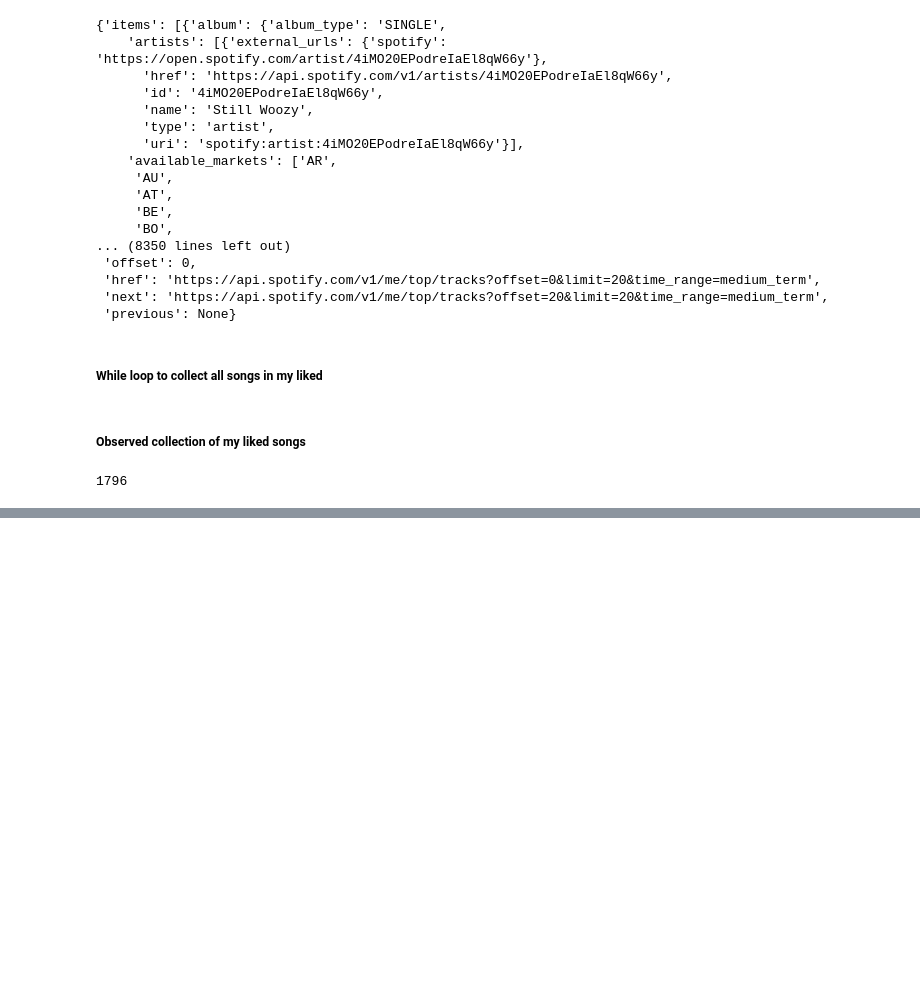
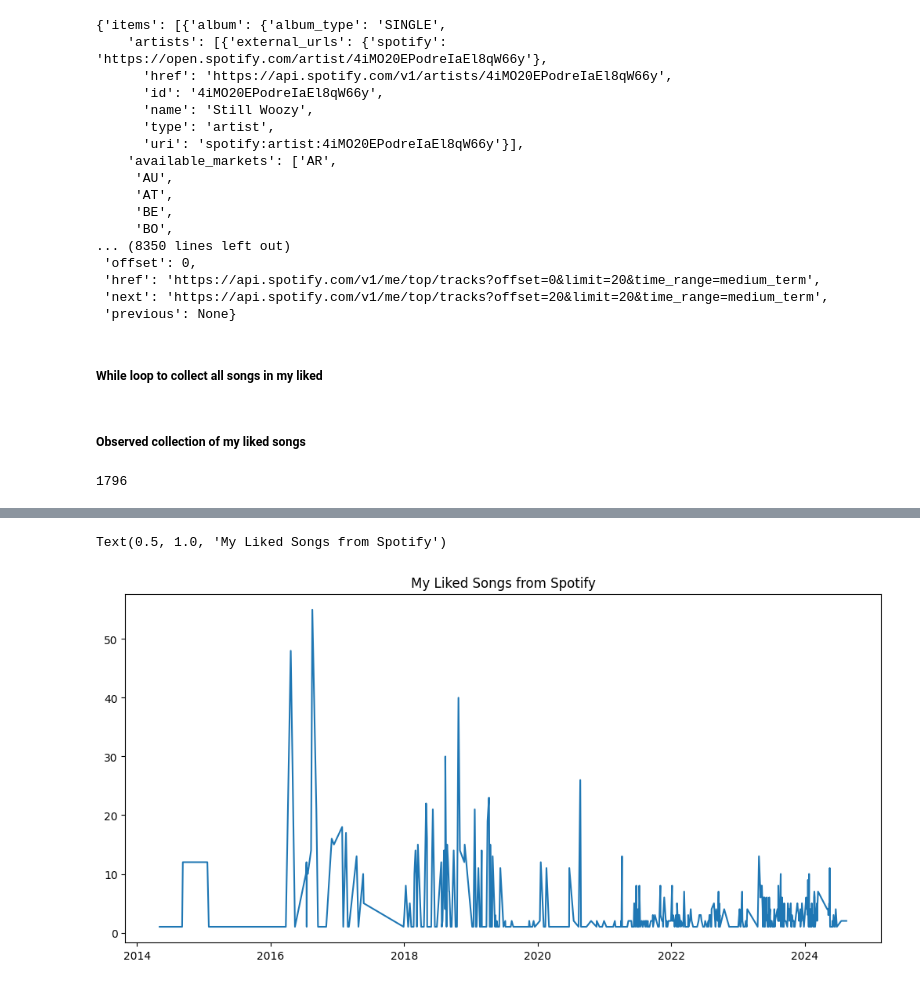
Before and after one commit to swolbroham/spotifyAnalysis, a Jupyter notebook: analysisDevelopment.ipynb, the cells around one changed output, grey strips where cells are left out. Cells and saved outputs as stored; diff of their text form; code cells hidden in the pictures; blank space fills up the shorter version.

Commit message:
First Visualization Created

```diff
--- a/analysisDevelopment.ipynb
+++ b/analysisDevelopment.ipynb
@@ -121,5 +122,5 @@ df["date_difference"] = (df["added_at"]-df["release_date"]).dt.days
 # df["added_at"].dt.month
 # df["added_at"].dt.year
 
-df2 = df["added_at"].dt.month
-df2.groupby("added_at").mean
+# df2 = df["added_at"].dt.month
+date_grouped = df.groupby("added_at").count()
@@ -127,0 +143,8 @@ KeyError: 'added_at'
+# %%
+# date_grouped["id"]
+fig, ax = plt.subplots(figsize=(10,5), layout = 'constrained')
+ax.plot('added_at', 'id', data = date_grouped['id'].reset_index())
+ax.set_title("My Liked Songs from Spotify")
+# %% [output]
+Text(0.5, 1.0, 'My Liked Songs from Spotify')
+[figure, added]
```
Also changed, not shown: parts of 3 cells of this notebook.
